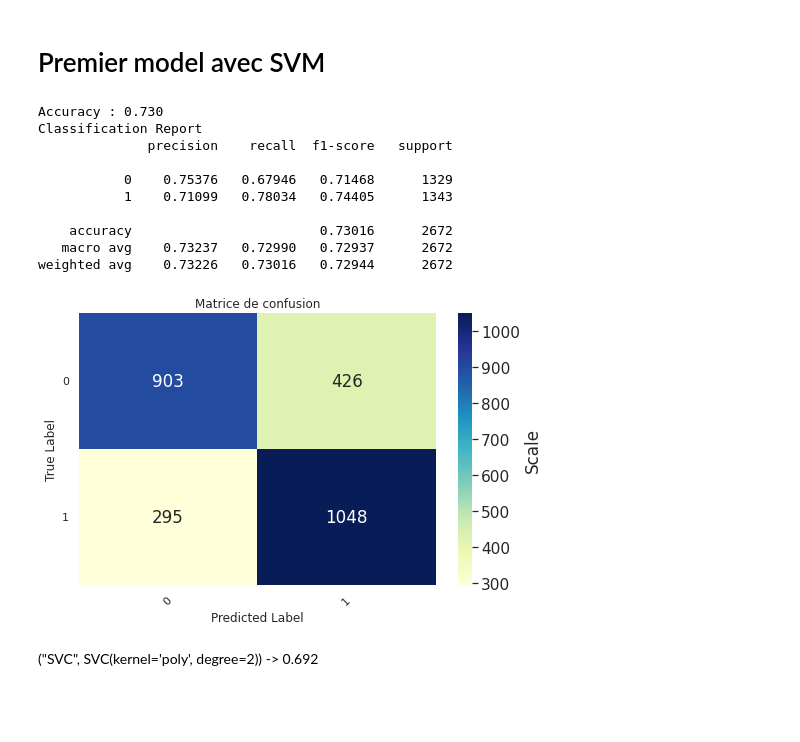
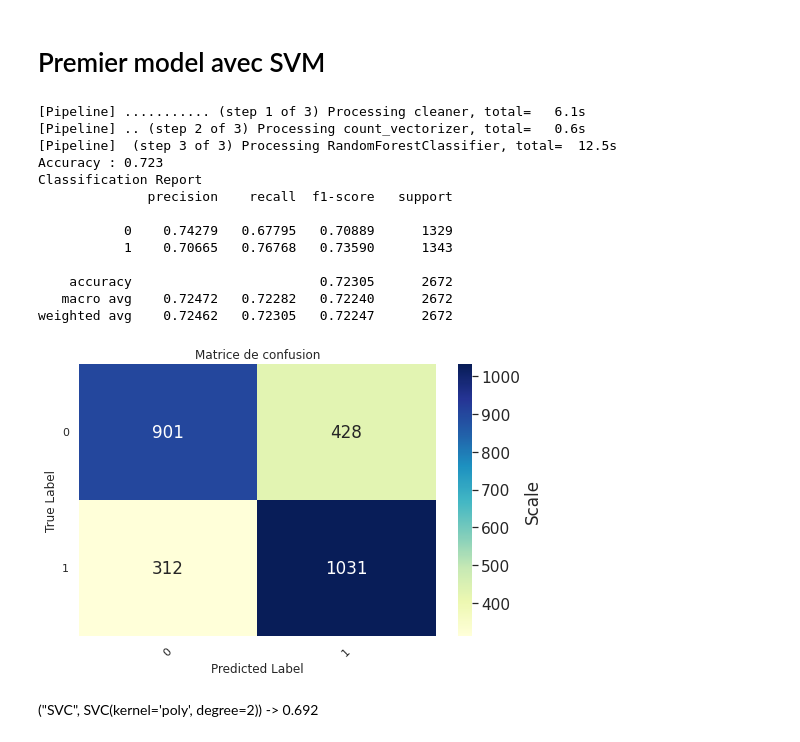
Before and after one commit to AissAiss/FakeNewsClassifier, a Jupyter notebook: Laboratoire de Lucas/FakeNewsClassifier.ipynb, the cells around one changed output. Saved outputs shown, nothing was run; the diff lists cells and outputs as text; code cells hidden in the pictures; blank space fills up the shorter version.

```diff
--- a/Laboratoire de Lucas/FakeNewsClassifier.ipynb
+++ b/Laboratoire de Lucas/FakeNewsClassifier.ipynb
@@ -256,40 +226,43 @@ trainsize=0.7 # 70% pour le jeu d'apprentissage, il reste 30% du jeu de données
 
 testsize= 0.3
 seed=30
 X_train,X_test,Y_train,Y_test=train_test_split(X,
                                                Y,
                                                train_size=trainsize,
                                                random_state=seed,
                                                test_size=testsize)
 
 # création du pipeline en ajoutant le classifier
 pipe = Pipeline([("cleaner", TextNormalizer()),
                  #("count_vectorizer", CountVectorizer(stop_words='english')), #TfidfVectorizer(stop_words='english',ngram_range=(1,2)
                  ("count_vectorizer", CountVectorizer(stop_words='english', max_features=3000)),
                  #("SVC", SVC())])
-                 ("RandomForestClassifier", RandomForestClassifier(max_features="sqrt",n_estimators=300))]) # 0.711:1000  // 0.715:300 // 0.714:200 // 0.708:400
+                 ("RandomForestClassifier", RandomForestClassifier(max_features="sqrt",n_estimators=300))], verbose=True) # 0.711:1000  // 0.715:300 // 0.714:200 // 0.708:400
                  #("PassiveAggressiveClassifier", PassiveAggressiveClassifier())]) # 0.670
                  #("MultinomialNB", MultinomialNB())])
                  #("xgboost.XGBClassifier", xgboost.XGBClassifier(booster="gbtree", eta=0.1, max_depth=20, min_child_weight=0))])
                  #xgboost.XGBClassifier
 
 pipe.fit(X_train,Y_train)
 
 #from sklearn import metrics
 y_pred = pipe.predict(X_test)
 
 MyshowAllScores(Y_test,y_pred)
 # %% [output]
-Accuracy : 0.730
+[Pipeline] ........... (step 1 of 3) Processing cleaner, total=   6.1s
+[Pipeline] .. (step 2 of 3) Processing count_vectorizer, total=   0.6s
+[Pipeline]  (step 3 of 3) Processing RandomForestClassifier, total=  12.5s
+Accuracy : 0.723
 Classification Report
               precision    recall  f1-score   support
 
-           0    0.75376   0.67946   0.71468      1329
-           1    0.71099   0.78034   0.74405      1343
+           0    0.74279   0.67795   0.70889      1329
+           1    0.70665   0.76768   0.73590      1343
 
-    accuracy                        0.73016      2672
-   macro avg    0.73237   0.72990   0.72937      2672
-weighted avg    0.73226   0.73016   0.72944      2672
+    accuracy                        0.72305      2672
+   macro avg    0.72472   0.72282   0.72240      2672
+weighted avg    0.72462   0.72305   0.72247      2672
-[figure, old version]
+[figure, new version]
 # %% [markdown]
 ("SVC", SVC(kernel='poly', degree=2)) -> 0.692
```
Also changed, not shown: parts of 12 cells of this notebook, 3 other files.
